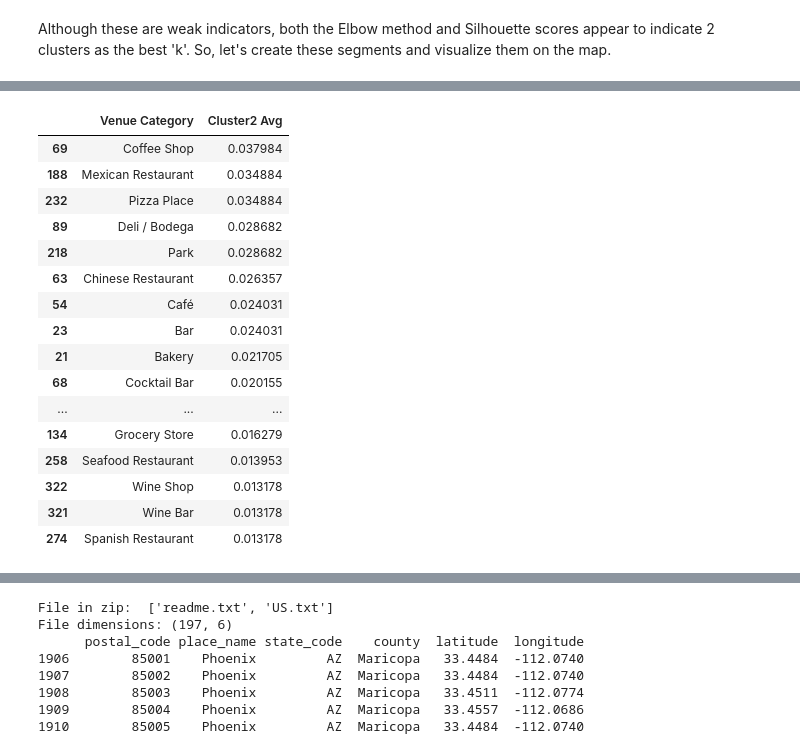
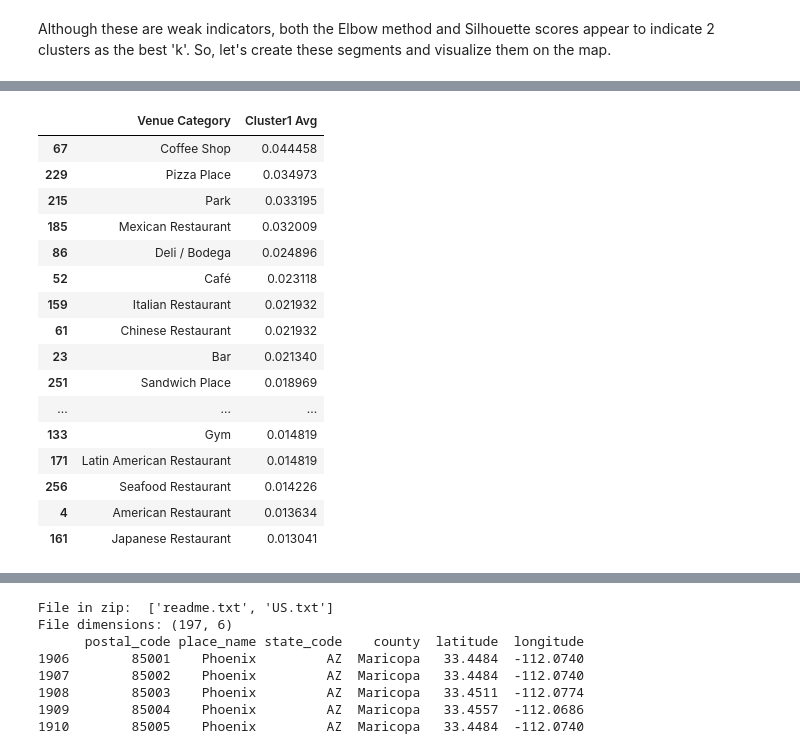
Before and after one commit to bit-kitty/Coursera-IBM-Data-Science, a Jupyter notebook: Coursera_Capstone-Battle_of_the_Neighborhoods-PHX.ipynb, the cells around one changed output, grey strips where cells are left out. Cells and saved outputs as stored; diff of their text form; code cells hidden in the pictures.

```diff
--- a/Coursera_Capstone-Battle_of_the_Neighborhoods-PHX.ipynb
+++ b/Coursera_Capstone-Battle_of_the_Neighborhoods-PHX.ipynb
@@ -650,36 +652,36 @@ manhattan_merged.loc[manhattan_merged['Cluster Labels'] == 0, manhattan_merged.c
 # %%
-# add clustering labels to venue frequencies for Cluster 2
+# add clustering labels to venue frequencies for Cluster 1
 hr_1hot = manhattan_onehot
 
-hr = manhattan_merged.loc[manhattan_merged['Cluster Labels'] == 1]
+hr = manhattan_merged.loc[manhattan_merged['Cluster Labels'] == 0]
 hr = hr[['Neighborhood','Cluster Labels']]
 hr_1hot = pd.merge(hr_1hot, hr, on= 'Neighborhood')
 
 #hr_1hot
 
 hr_avgcat = hr_1hot.mean()
 hr_avgcat = pd.Series.to_frame(hr_avgcat)
 hr_avgcat.reset_index(inplace = True)
-hr_avgcat.columns =['Venue Category','Cluster2 Avg']
+hr_avgcat.columns =['Venue Category','Cluster1 Avg']
 hr_avgcat = hr_avgcat[hr_avgcat['Venue Category'] != 'Cluster Labels']
-hr_avgtopcat = hr_avgcat.sort_values(by='Cluster2 Avg', ascending = False) #, axis = 0,  inplace = False)
+hr_avgtopcat = hr_avgcat.sort_values(by='Cluster1 Avg', ascending = False) #, axis = 0,  inplace = False)
 hr_avgtopcat.head(20)
 # %% [output]
-|  | Venue Category | Cluster2 Avg |
-| 69 | Coffee Shop | 0.037984 |
-| 188 | Mexican Restaurant | 0.034884 |
-| 232 | Pizza Place | 0.034884 |
-| 89 | Deli / Bodega | 0.028682 |
-| 218 | Park | 0.028682 |
-| 63 | Chinese Restaurant | 0.026357 |
-| 54 | Café | 0.024031 |
-| 23 | Bar | 0.024031 |
-| 21 | Bakery | 0.021705 |
-| 68 | Cocktail Bar | 0.020155 |
+|  | Venue Category | Cluster1 Avg |
+| 67 | Coffee Shop | 0.044458 |
+| 229 | Pizza Place | 0.034973 |
+| 215 | Park | 0.033195 |
+| 185 | Mexican Restaurant | 0.032009 |
+| 86 | Deli / Bodega | 0.024896 |
+| 52 | Café | 0.023118 |
+| 159 | Italian Restaurant | 0.021932 |
+| 61 | Chinese Restaurant | 0.021932 |
+| 23 | Bar | 0.021340 |
+| 251 | Sandwich Place | 0.018969 |
 | ... | ... | ... |
-| 134 | Grocery Store | 0.016279 |
-| 258 | Seafood Restaurant | 0.013953 |
-| 322 | Wine Shop | 0.013178 |
-| 321 | Wine Bar | 0.013178 |
-| 274 | Spanish Restaurant | 0.013178 |
+| 133 | Gym | 0.014819 |
+| 171 | Latin American Restaurant | 0.014819 |
+| 256 | Seafood Restaurant | 0.014226 |
+| 4 | American Restaurant | 0.013634 |
+| 161 | Japanese Restaurant | 0.013041 |
 # %%
```
Also changed, not shown: parts of 35 cells of this notebook.
